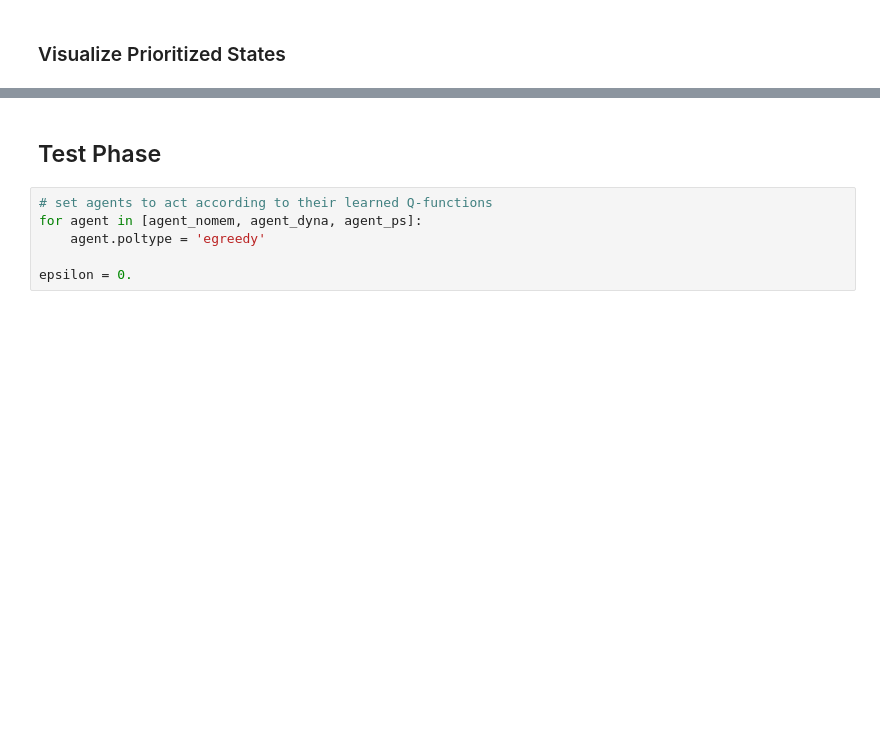
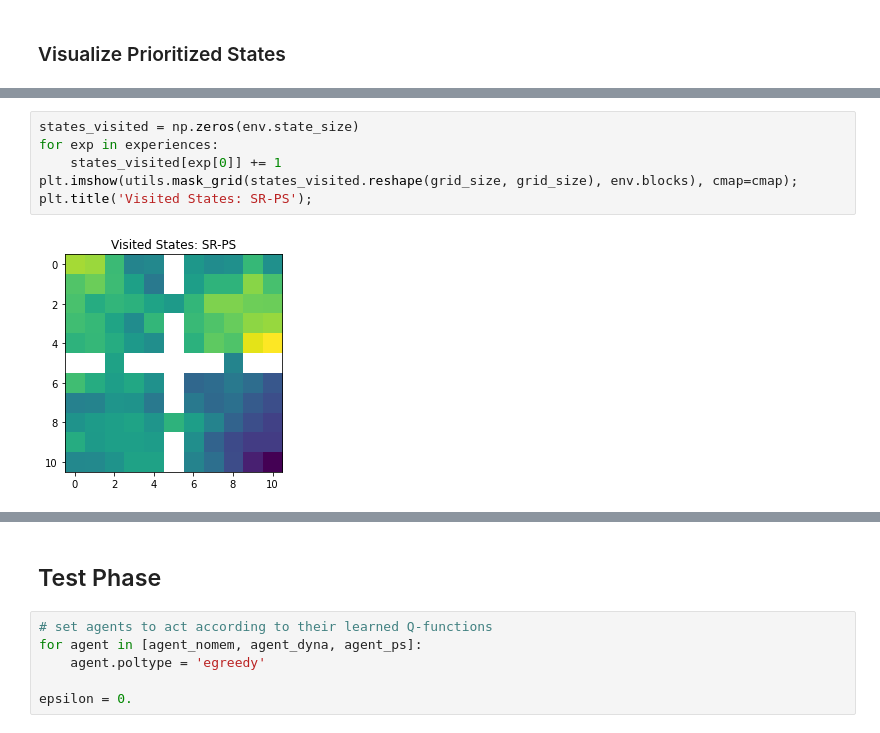
Before and after one commit to s-a-barnett/PrioritizedSR, a Jupyter notebook: neuronav/experiment_memcomp.ipynb, the cells around one changed output, grey strips where cells are left out. Drawn from its saved outputs; the diff is of its cells as text; blank space fills up the shorter version.

```diff
--- a/neuronav/experiment_memcomp.ipynb
+++ b/neuronav/experiment_memcomp.ipynb
@@ -196,0 +195,8 @@ plt.title('Prioritized States: SR-PS');
+# %%
+states_visited = np.zeros(env.state_size)
+for exp in experiences:
+    states_visited[exp[0]] += 1
+plt.imshow(utils.mask_grid(states_visited.reshape(grid_size, grid_size), env.blocks), cmap=cmap);
+plt.title('Visited States: SR-PS');
+# %% [output]
+[figure, added]
```
Also changed, not shown: parts of 10 cells of this notebook, 1 other file.
